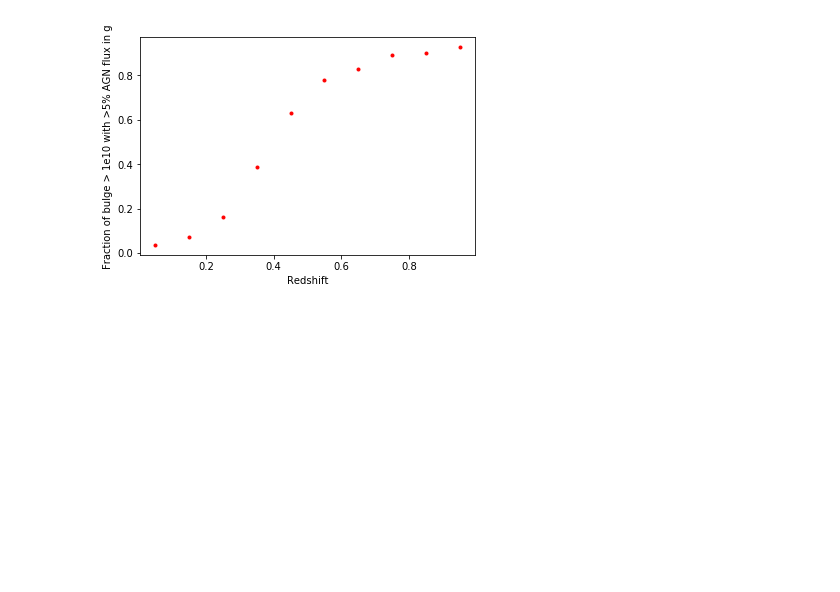
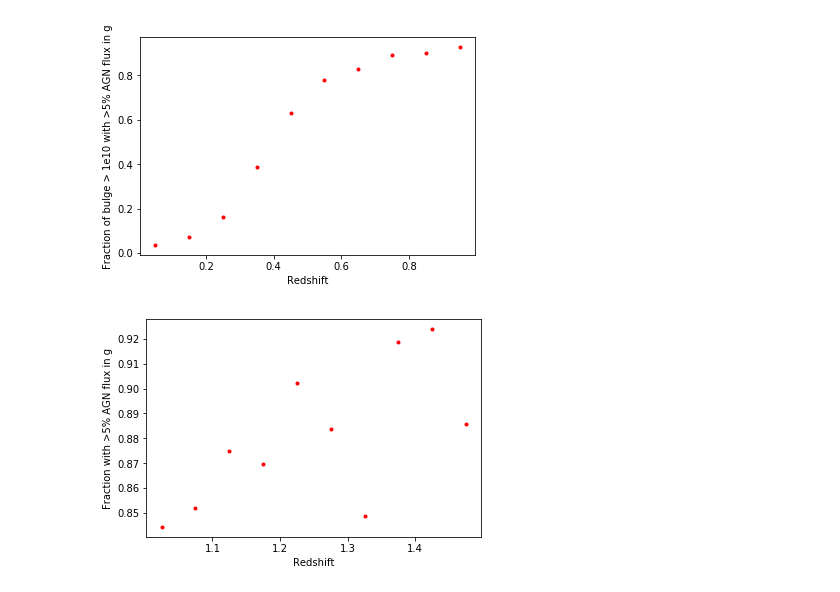
Before and after one commit to LSSTDESC/DC2-analysis, a Jupyter notebook: validation/agn_and_bulge_stellarmass.ipynb, the cells around one changed output. Drawn from its saved outputs; the diff is of its cells as text; code cells hidden in the pictures; blank space fills up the shorter version.

Commit message:
add some higher redshift tests

```diff
--- a/validation/agn_and_bulge_stellarmass.ipynb
+++ b/validation/agn_and_bulge_stellarmass.ipynb
@@ -171,3 +171,40 @@ plt.ylabel('Fraction of bulge > 1e10 with >5% AGN flux in g')
 plt.show()
 # %% [output]
 [figure]
+# %%
+# So let's load all galaxies at 1.0<z<1.5 brighter than i<24.0, and see what fraction have agn contamination
+query = GCRCatalogs.GCRQuery('(mag_true_i_lsst < 24.0) & (redshift > 1.0) & (redshift < 1.5)')
+bkgdata = truthcat.get_quantities(quantities_wanted, [query])
+bkgdata = Table(bkgdata)
+# %%
+aaa, bbb = esutil.numpy_util.match(bkgdata['galaxy_id'], agn['galaxy_id'])
+# %%
+g_tot_bkg = -2.5 * np.log10(10.**(bkgdata['mag_true_g_lsst'][aaa]/-2.5) + 10.**(agn['mag_g_lsst_agn'][bbb]/-2.5))
+r_tot_bkg = -2.5 * np.log10(10.**(bkgdata['mag_true_r_lsst'][aaa]/-2.5) + 10.**(agn['mag_r_lsst_agn'][bbb]/-2.5))
+i_tot_bkg = -2.5 * np.log10(10.**(bkgdata['mag_true_i_lsst'][aaa]/-2.5) + 10.**(agn['mag_i_lsst_agn'][bbb]/-2.5))
+# %%
+# And let's look at the fraction as a function of redshift ... very dumbly
+redshifts = np.arange(1.0, 1.5, 0.05)
+fractions_g = np.zeros(redshifts.size)
+fractions_i = np.zeros(redshifts.size)
+for i, r in enumerate(redshifts):
+    use1, = np.where((bkgdata['stellar_mass_bulge'] > 1e10) &
+                     (bkgdata['redshift'] > r) &
+                     (bkgdata['redshift'] < (r + 0.05)))
+    use2, = np.where((bkgdata['stellar_mass_bulge'][aaa] > 1e10) &
+                     (bkgdata['redshift'][aaa] > r) &
+                     (bkgdata['redshift'][aaa] < (r + 0.05)) &
+                     ((bkgdata['mag_true_g_lsst'][aaa] - g_tot_bkg) > 0.05))
+    fractions_g[i] = float(use2.size) / float(use1.size)
+    use2, = np.where((bkgdata['stellar_mass_bulge'][aaa] > 1e10) &
+                     (bkgdata['redshift'][aaa] > r) &
+                     (bkgdata['redshift'][aaa] < (r + 0.05)) &
+                     ((bkgdata['mag_true_i_lsst'][aaa] - i_tot_bkg) > 0.05))
+    fractions_i[i] = float(use2.size) / float(use1.size)
+# %%
+plt.plot(redshifts + 0.025, fractions_g, 'r.')
+plt.xlabel('Redshift')
+plt.ylabel('Fraction with >5% AGN flux in g')
+plt.show()
+# %% [output]
+[figure, added]
```
Also changed, not shown: parts of 4 cells of this notebook.
